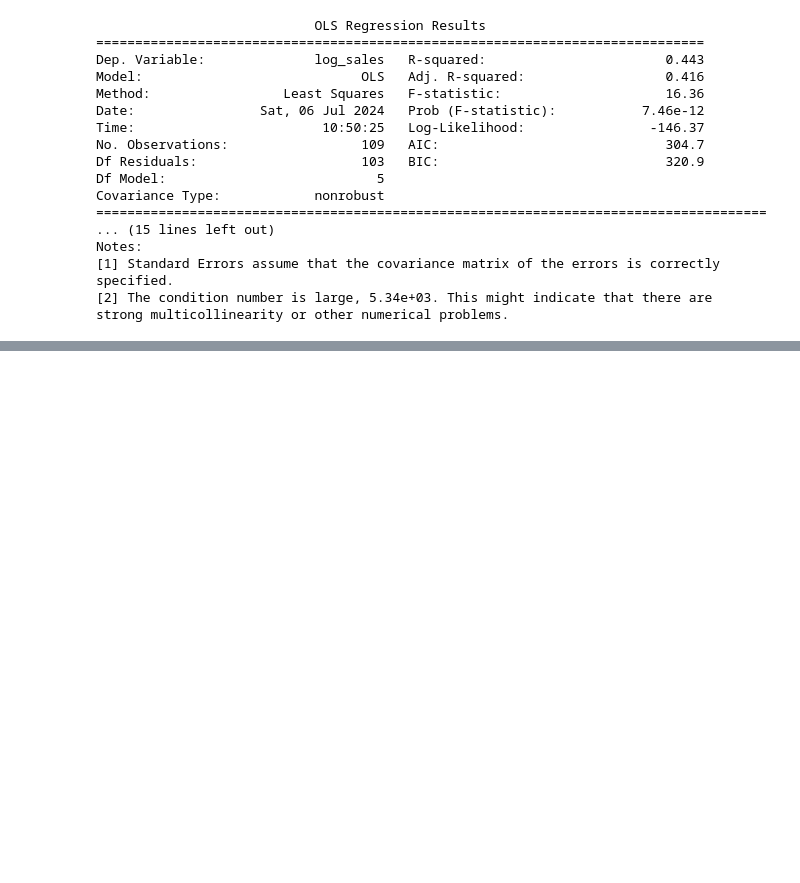
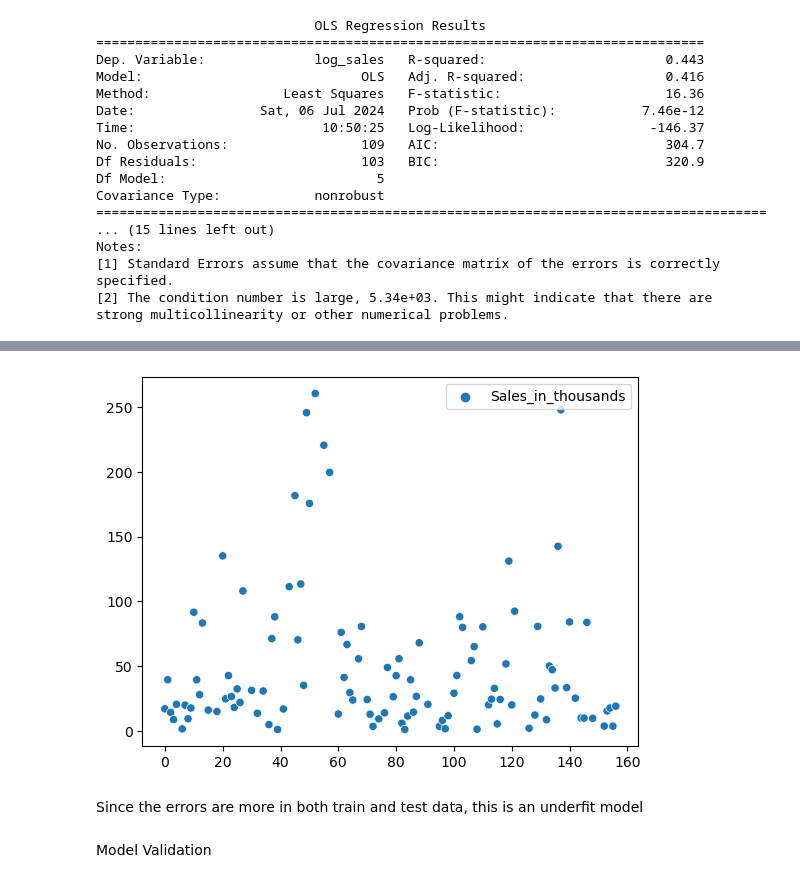
Before and after one commit to kroopeshrajput/Linear_regression_OLS_Car_sales, a Jupyter notebook: Car_Sales_LinearRegression.ipynb, the cells around one changed output, grey strips where cells are left out. Drawn from its saved outputs; the diff is of its cells as text; code cells hidden in the pictures; blank space fills up the shorter version.

```diff
--- a/Car_Sales_LinearRegression.ipynb
+++ b/Car_Sales_LinearRegression.ipynb
@@ -476,0 +498,3 @@ strong multicollinearity or other numerical problems.
+# %%
+y_test_pred = np.exp(lm2.predict(test))
+y_test_pred
@@ -476,0 +540,9 @@ strong multicollinearity or other numerical problems.
+# %%
+sns.scatterplot(data=[train.Sales_in_thousands, y_test_pred ])
+plt.show( )
+# %% [output]
+[figure, added]
+# %% [markdown]
+Since the errors are more in both train and test data, this is an underfit model
+# %% [markdown]
+Model Validation
```
Also changed, not shown: parts of 8 cells of this notebook.
